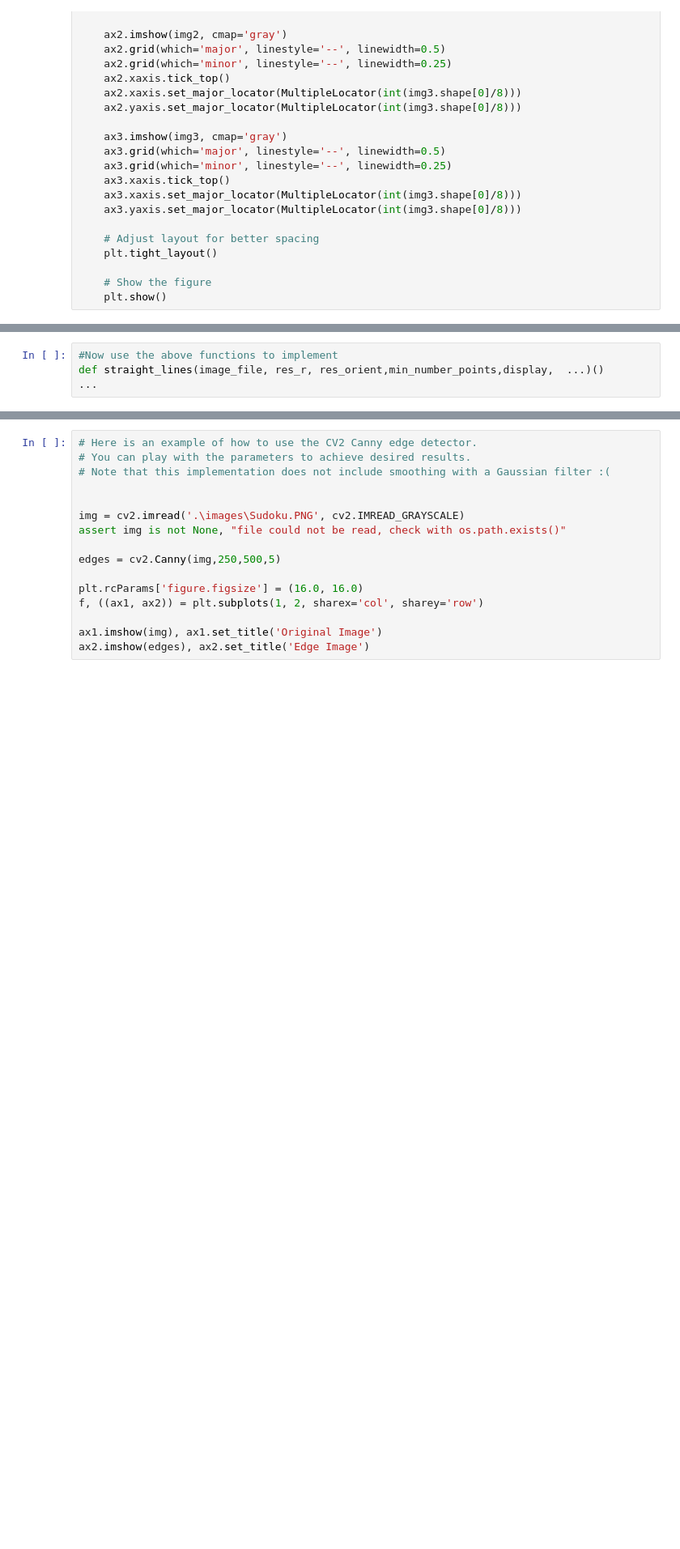
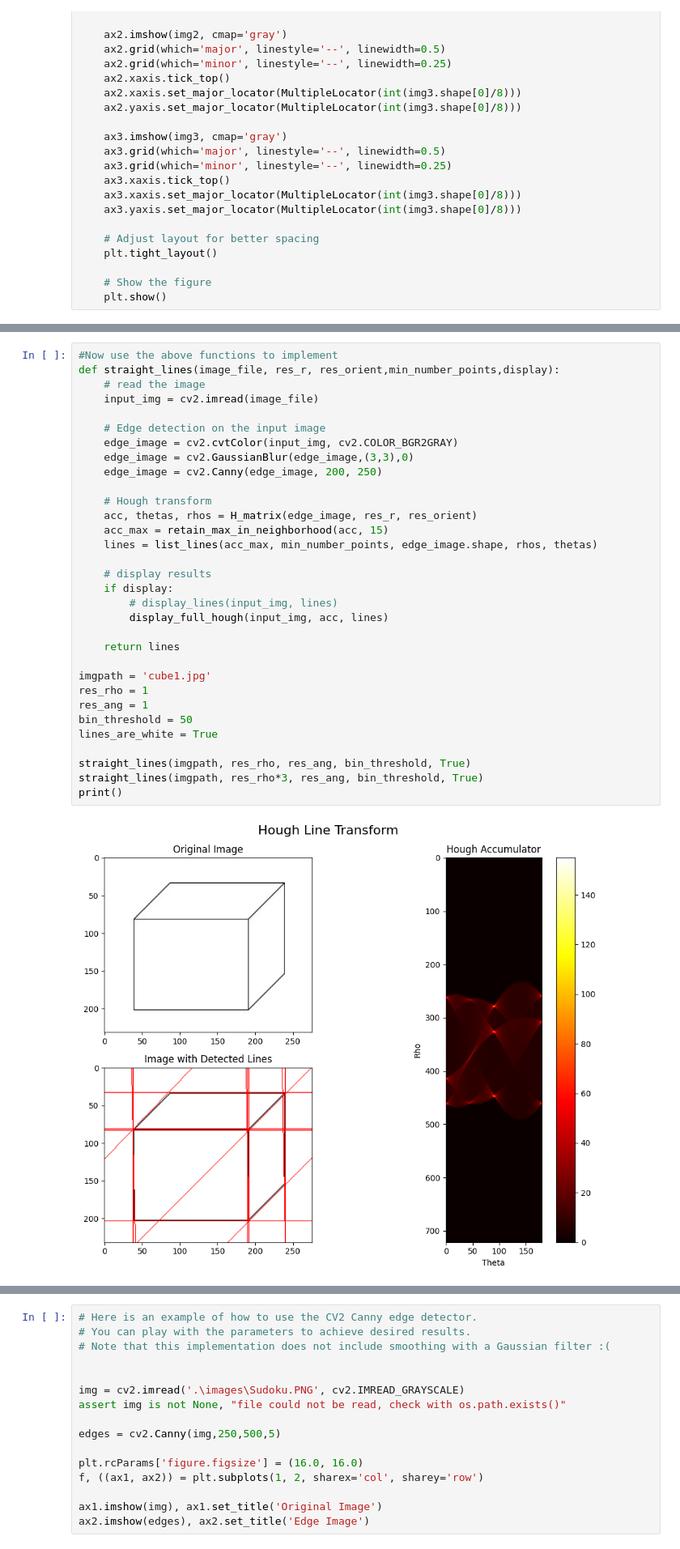
Before and after one commit to haeshed/classic-computer-vision, a Jupyter notebook: HW2/hw2 - test5.ipynb, the cells around one changed output, grey strips where cells are left out. Shown at 81% size. Drawn from its saved outputs; the diff is of its cells as text; blank space fills up the shorter version.

```diff
--- a/HW2/hw2 - test5.ipynb
+++ b/HW2/hw2 - test5.ipynb
@@ -431,4 +370,34 @@ display_full_hough(input_img, acc_vec, lines_vec)
-# %%
-#Now use the above functions to implement
-def straight_lines(image_file, res_r, res_orient,min_number_points,display,  ...)()
-...
+# %%
+#Now use the above functions to implement
+def straight_lines(image_file, res_r, res_orient,min_number_points,display):
+    # read the image
+    input_img = cv2.imread(image_file)
+
+    # Edge detection on the input image
+    edge_image = cv2.cvtColor(input_img, cv2.COLOR_BGR2GRAY)
+    edge_image = cv2.GaussianBlur(edge_image,(3,3),0)
+    edge_image = cv2.Canny(edge_image, 200, 250)
+
+    # Hough transform
+    acc, thetas, rhos = H_matrix(edge_image, res_r, res_orient)
+    acc_max = retain_max_in_neighborhood(acc, 15)
+    lines = list_lines(acc_max, min_number_points, edge_image.shape, rhos, thetas)
+
+    # display results
+    if display:
+        # display_lines(input_img, lines)
+        display_full_hough(input_img, acc, lines)
+
+    return lines
+
+imgpath = 'cube1.jpg'
+res_rho = 1
+res_ang = 1
+bin_threshold = 50
+lines_are_white = True
+
+straight_lines(imgpath, res_rho, res_ang, bin_threshold, True)
+straight_lines(imgpath, res_rho*3, res_ang, bin_threshold, True)
+print()
+# %% [output]
+[figure, added]
```
Also changed, not shown: parts of 4 cells of this notebook.
